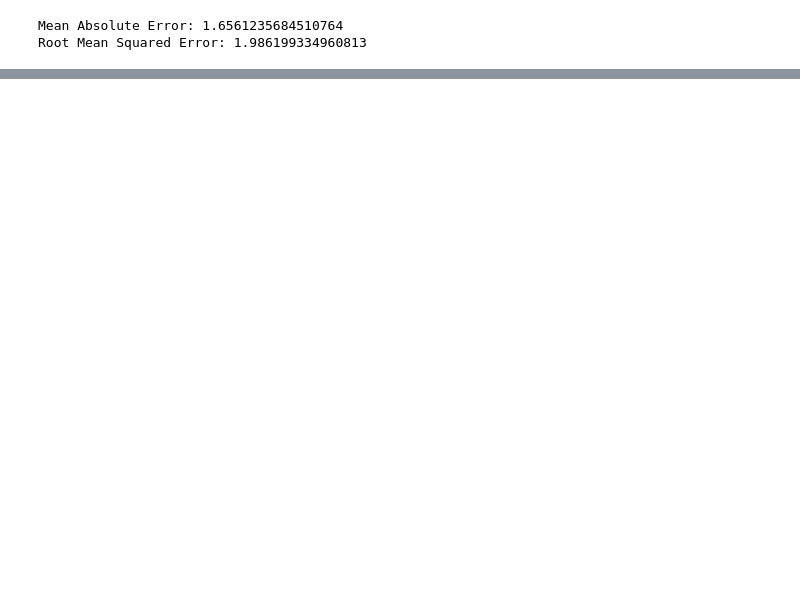
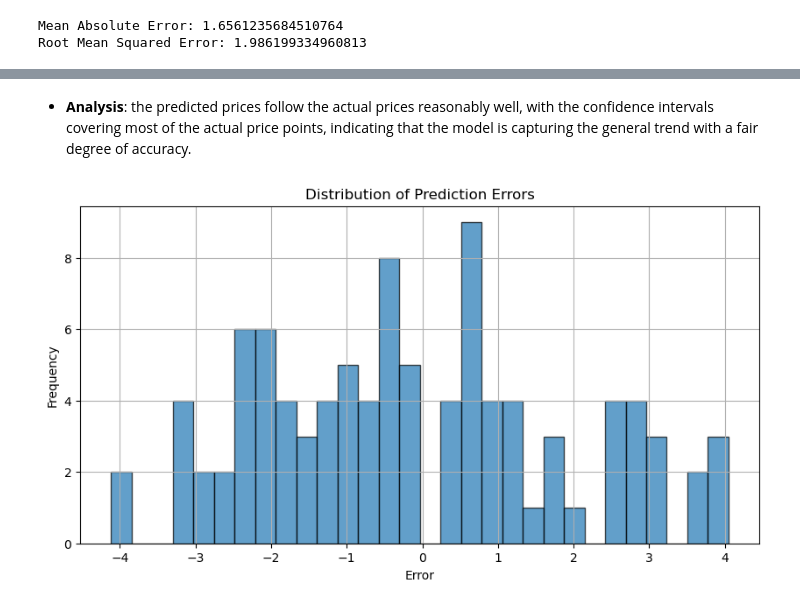
Before and after one commit to kahbelank/Investment-Chatbot, a Jupyter notebook: Machine Learning/test_FBProphet_2Yr.ipynb, the cells around one changed output, grey strips where cells are left out. Cells and saved outputs as stored; diff of their text form; code cells hidden in the pictures; blank space fills up the shorter version.

```diff
--- a/Machine Learning/test_FBProphet_2Yr.ipynb
+++ b/Machine Learning/test_FBProphet_2Yr.ipynb
@@ -153,0 +243,14 @@ Root Mean Squared Error: 1.986199334960813
+# %% [markdown]
+- **Analysis**: the predicted prices follow the actual prices reasonably well, with the confidence intervals covering most of the actual price points, indicating that the model is capturing the general trend with a fair degree of accuracy.
+# %%
+# Plot the distribution of prediction errors
+errors = merged_forecast['y'] - merged_forecast['yhat']
+plt.figure(figsize=(10, 5))
+plt.hist(errors, bins=30, edgecolor='k', alpha=0.7)
+plt.title('Distribution of Prediction Errors')
+plt.xlabel('Error')
+plt.ylabel('Frequency')
+plt.grid(True)
+plt.show()
+# %% [output]
+[figure, added]
```
Also changed, not shown: parts of 19 cells of this notebook.
